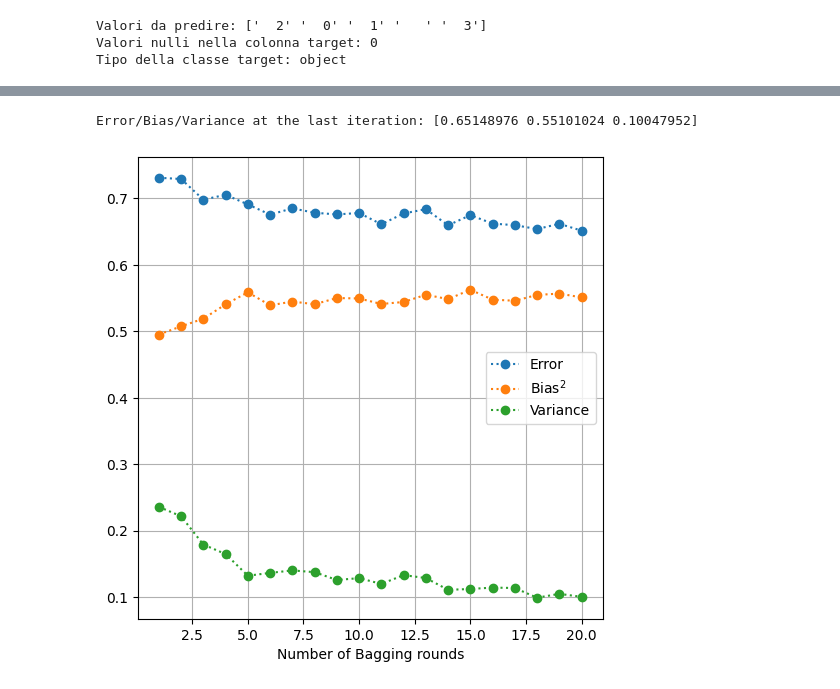
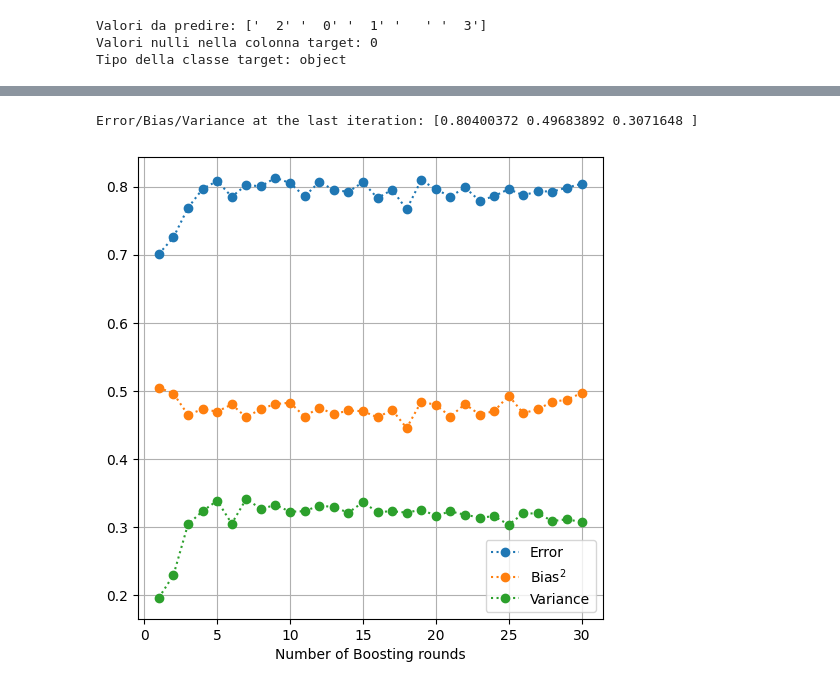
Before and after one commit to Gabri03ele/Child_Mind_Institute, a Jupyter notebook: main.ipynb, the cells around one changed output, grey strips where cells are left out. Cells and saved outputs as stored; diff of their text form; code cells hidden in the pictures.

```diff
--- a/main.ipynb
+++ b/main.ipynb
@@ -436,0 +156,5 @@ Test Accuracy: 0.6033519553072626
+# %%
+# la colonna sii è derivata direttamente dalle colonne PCIAT-PCIAT_* -> non possiamo tenerle in considerazione
+X = df.drop(columns=['sii'] + [col for col in df.columns if col.startswith('PCIAT-PCIAT')])
+y = df['sii']
+X.shape, y.shape
@@ -489,7 +554,7 @@ alpha_results.plot(x='alpha',
 # %%
 # prendo il valore effettivo di alpha che ha la media più alta
-subset = alpha_results[(alpha_results['alpha'] > 0.001)
-              & (alpha_results['alpha'] < 0.004)]
+subset = alpha_results[(alpha_results['alpha'] >= 0.0)
+              & (alpha_results['alpha'] < 0.010)]
 
 ideal_alpha = subset.loc[subset['mean_accuracy'].idxmax(), 'alpha']
 ideal_alpha = float(ideal_alpha)
@@ -605,10 +754,8 @@ dt_final = DecisionTreeClassifier(
     max_depth=int(best_params_bayes['max_depth']),
     min_samples_split=int(best_params_bayes['min_samples_split']),
     min_samples_leaf=int(best_params_bayes['min_samples_leaf']),
-    max_leaf_nodes=int(best_params_bayes['max_leaf_nodes']),
     criterion='entropy',
-    max_features=None,
-    ccp_alpha=ideal_alpha,
+    min_weight_fraction_leaf=float(best_params_bayes['min_weight_fraction_leaf']),
     random_state=42
 )
 dt_final.fit(X_train80, y_train80)
@@ -697,9 +861,8 @@ Accuracy: 0.596
 # %%
 from sklearn.ensemble import AdaBoostClassifier
 
-adaboost = AdaBoostClassifier(dt_final, n_estimators=9, random_state=42)
+adaboost = AdaBoostClassifier(dt_final_pruned, n_estimators=9, random_state=42)
 
 adaboost.fit(X_train80,y_train80)
-print ("Accuracy: {:.3f}".format( accuracy_score(y_true=y_test20,
-                                                 y_pred=adaboost.predict(X_test20)) ) )
+print ("Accuracy:", accuracy_score(y_true=y_test20, y_pred=adaboost.predict(X_test20) ))
 # %% [output]
@@ -720,52 +870,50 @@ plt.show()
 # %%
 from sklearn.utils import resample
-from sklearn.tree import DecisionTreeClassifier
-from sklearn.ensemble import BaggingClassifier
+from sklearn.ensemble import AdaBoostClassifier
 
 N_TESTS = 20
 stats = np.array([])
-bags = range(1,21)
-for l in bags:
+boosts = range(1,31)
+for l in boosts:
     y_preds = np.array([])
 
     for i in range(N_TESTS):
         Xs, ys = resample(X_train80, y_train80, n_samples=int(0.67*len(y_train80)) )
 
         # train a decision tree classifier
         dt = DecisionTreeClassifier(
                 max_depth=int(best_params_bayes['max_depth']),
                 min_samples_split=int(best_params_bayes['min_samples_split']),
                 min_samples_leaf=int(best_params_bayes['min_samples_leaf']),
-                max_leaf_nodes=int(best_params_bayes['max_leaf_nodes']),
                 criterion='gini',
-                max_features=None,
+                max_features=None, # best_params['max_features'],
                 ccp_alpha=ideal_alpha,
                 random_state=42
             )
-        bagged_dt = BaggingClassifier(dt, n_estimators=l)
-        bagged_dt.fit(Xs,ys)
+        adaboost = AdaBoostClassifier(estimator=dt, n_estimators=l, random_state=42)
+        adaboost.fit(Xs,ys)
 
-        y_pred = bagged_dt.predict(X_test20)
+        y_pred = adaboost.predict(X_test20)
         y_preds = np.column_stack( [y_preds, y_pred] ) if y_preds.size else y_pred
 
-    dt_bias     = (y_test20-np.mean(y_preds,axis=1))**2
-    dt_variance = np.var(y_preds,axis=1)
-    dt_error = (y_preds - y_test20.to_numpy().reshape(-1, 1))**2
+    dt_bias     = (y_test20 - np.mean(y_preds, axis=1))**2
+    dt_variance = np.var(y_preds, axis=1)
+    dt_error    = (y_preds - y_test20.to_numpy().reshape(-1,1))**2
 
     run_stats = np.array([dt_error.mean(), dt_bias.mean(), dt_variance.mean()])
 
     stats = np.column_stack( [stats, run_stats]) if stats.size else run_stats
 
 fig, ax = plt.subplots(figsize=(6,6))
 
-ax.plot(bags,stats[0,:], 'o:', label='Error')
-ax.plot(bags,stats[1,:], 'o:', label='Bias$^2$')
-ax.plot(bags,stats[2,:], 'o:', label='Variance')
-ax.set_xlabel('Number of Bagging rounds')
+ax.plot(boosts,stats[0,:], 'o:', label='Error')
+ax.plot(boosts,stats[1,:], 'o:', label='Bias$^2$')
+ax.plot(boosts,stats[2,:], 'o:', label='Variance')
+ax.set_xlabel('Number of Boosting rounds')
 ax.grid()
 ax.legend()
 
 print ("Error/Bias/Variance at the last iteration:", stats[:,-1])
 # %% [output]
-Error/Bias/Variance at the last iteration: [0.65148976 0.55101024 0.10047952]
+Error/Bias/Variance at the last iteration: [0.80400372 0.49683892 0.3071648 ]
-[figure, old version]
+[figure, new version]
```
Also changed, not shown: parts of 70 cells of this notebook.
